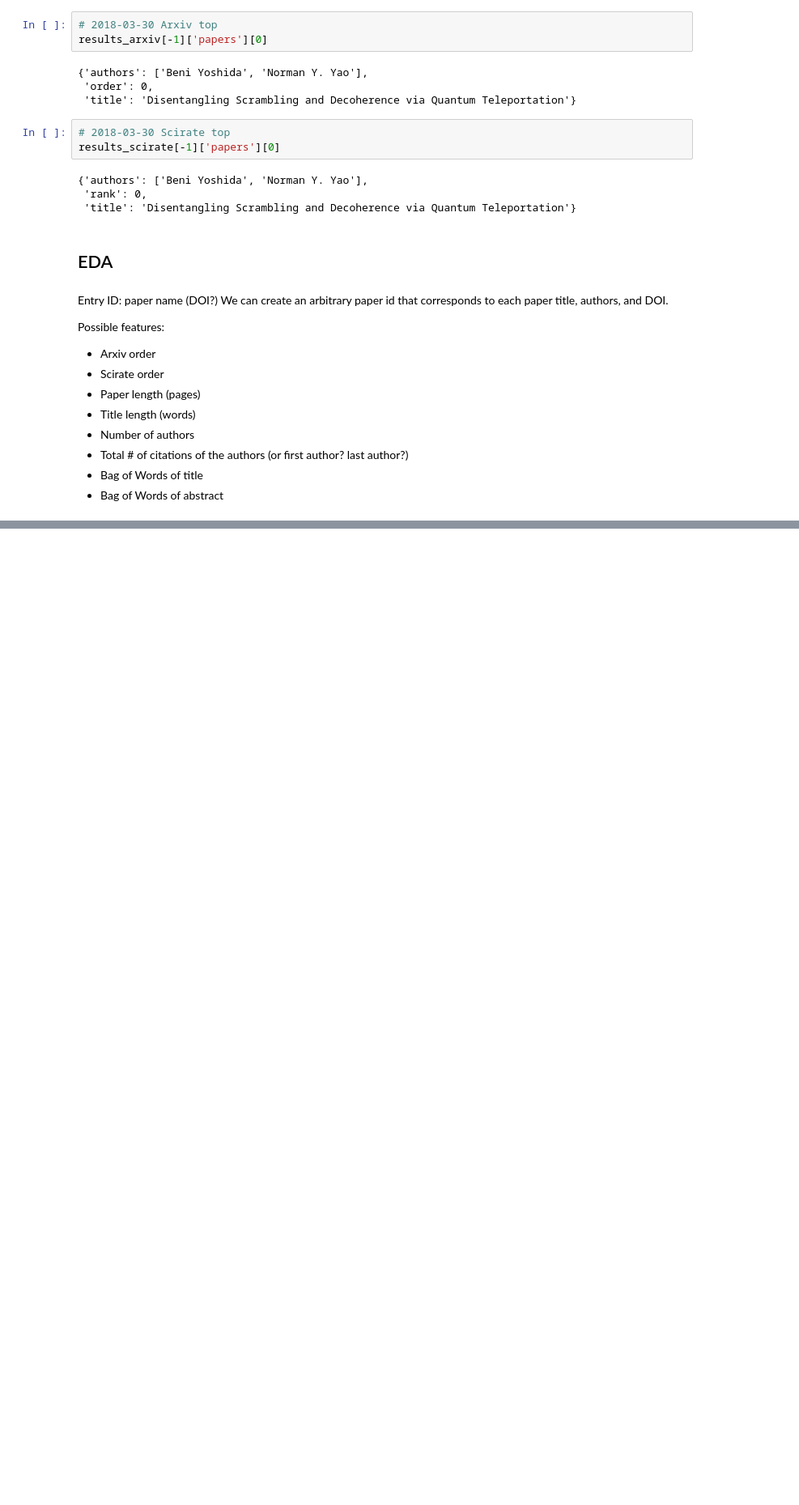
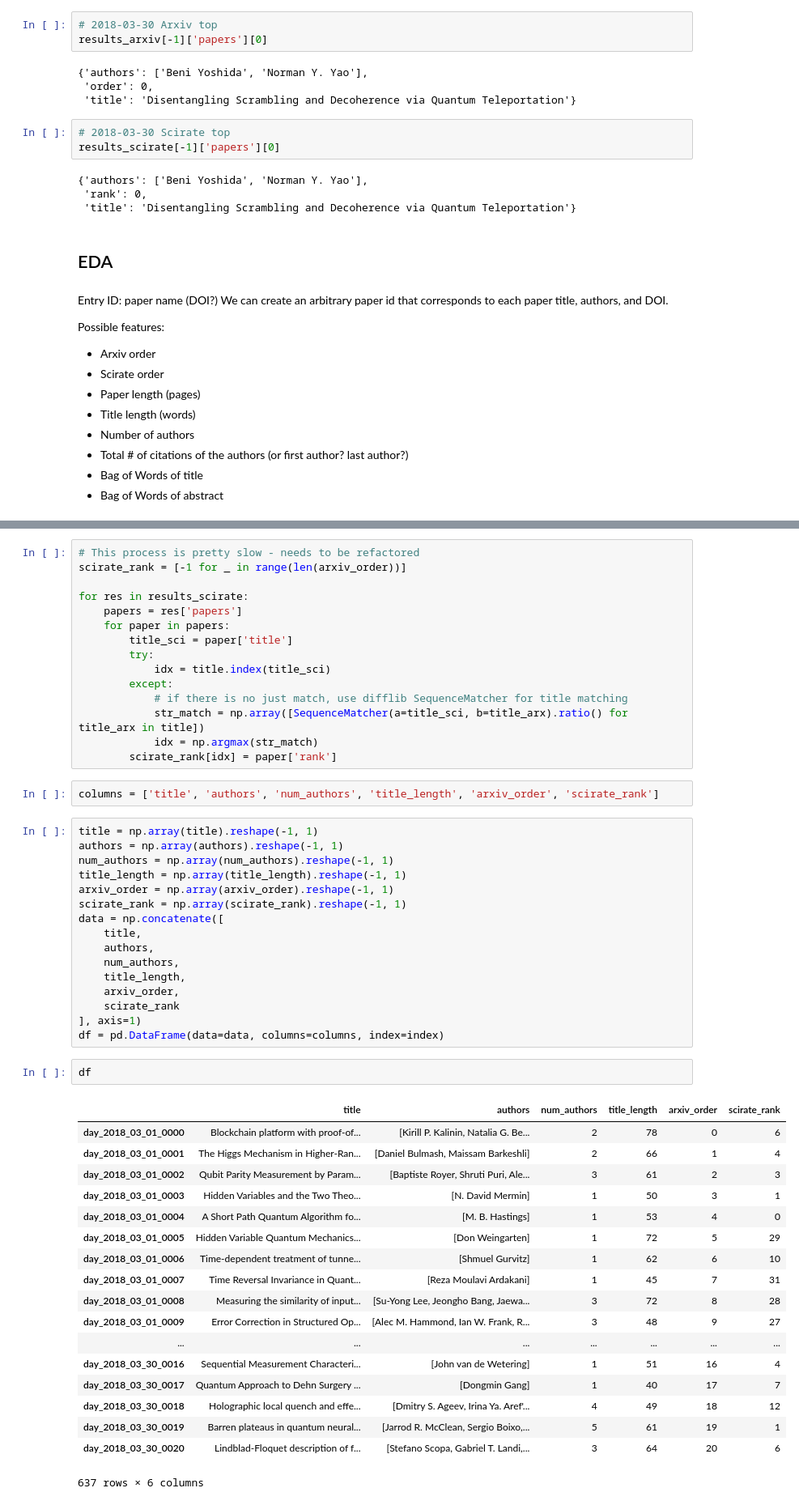
Before and after one commit to tukai21/arxiv-ranking, a Jupyter notebook: playground/eda.ipynb, the cells around one changed output, grey strips where cells are left out. Shown at 81% size. Drawn from its saved outputs; the diff is of its cells as text; blank space fills up the shorter version.

```diff
--- a/playground/eda.ipynb
+++ b/playground/eda.ipynb
@@ -71,0 +103,54 @@ Possible features:
+# %%
+# This process is pretty slow - needs to be refactored
+scirate_rank = [-1 for _ in range(len(arxiv_order))]
+
+for res in results_scirate:
+    papers = res['papers']
+    for paper in papers:
+        title_sci = paper['title']
+        try:
+            idx = title.index(title_sci)
+        except:
+            # if there is no just match, use difflib SequenceMatcher for title matching
+            str_match = np.array([SequenceMatcher(a=title_sci, b=title_arx).ratio() for title_arx in title])
+            idx = np.argmax(str_match)
+        scirate_rank[idx] = paper['rank']
+# %%
+columns = ['title', 'authors', 'num_authors', 'title_length', 'arxiv_order', 'scirate_rank']
+# %%
+title = np.array(title).reshape(-1, 1)
+authors = np.array(authors).reshape(-1, 1)
+num_authors = np.array(num_authors).reshape(-1, 1)
+title_length = np.array(title_length).reshape(-1, 1)
+arxiv_order = np.array(arxiv_order).reshape(-1, 1)
+scirate_rank = np.array(scirate_rank).reshape(-1, 1)
+data = np.concatenate([
+    title,
+    authors,
+    num_authors,
+    title_length,
+    arxiv_order,
+    scirate_rank
+], axis=1)
+df = pd.DataFrame(data=data, columns=columns, index=index)
+# %%
+df
+# %% [output]
+|  | title | authors | num_authors | title_length | arxiv_order | scirate_rank |
+| day_2018_03_01_0000 | Blockchain platform with proof-of... | [Kirill P. Kalinin, Natalia G. Be... | 2 | 78 | 0 | 6 |
+| day_2018_03_01_0001 | The Higgs Mechanism in Higher-Ran... | [Daniel Bulmash, Maissam Barkeshli] | 2 | 66 | 1 | 4 |
+| day_2018_03_01_0002 | Qubit Parity Measurement by Param... | [Baptiste Royer, Shruti Puri, Ale... | 3 | 61 | 2 | 3 |
+| day_2018_03_01_0003 | Hidden Variables and the Two Theo... | [N. David Mermin] | 1 | 50 | 3 | 1 |
+| day_2018_03_01_0004 | A Short Path Quantum Algorithm fo... | [M. B. Hastings] | 1 | 53 | 4 | 0 |
+| day_2018_03_01_0005 | Hidden Variable Quantum Mechanics... | [Don Weingarten] | 1 | 72 | 5 | 29 |
+| day_2018_03_01_0006 | Time-dependent treatment of tunne... | [Shmuel Gurvitz] | 1 | 62 | 6 | 10 |
+| day_2018_03_01_0007 | Time Reversal Invariance in Quant... | [Reza Moulavi Ardakani] | 1 | 45 | 7 | 31 |
+| day_2018_03_01_0008 | Measuring the similarity of input... | [Su-Yong Lee, Jeongho Bang, Jaewa... | 3 | 72 | 8 | 28 |
+| day_2018_03_01_0009 | Error Correction in Structured Op... | [Alec M. Hammond, Ian W. Frank, R... | 3 | 48 | 9 | 27 |
+| ... | ... | ... | ... | ... | ... | ... |
+| day_2018_03_30_0016 | Sequential Measurement Characteri... | [John van de Wetering] | 1 | 51 | 16 | 4 |
+| day_2018_03_30_0017 | Quantum Approach to Dehn Surgery ... | [Dongmin Gang] | 1 | 40 | 17 | 7 |
+| day_2018_03_30_0018 | Holographic local quench and effe... | [Dmitry S. Ageev, Irina Ya. Aref'... | 4 | 49 | 18 | 12 |
+| day_2018_03_30_0019 | Barren plateaus in quantum neural... | [Jarrod R. McClean, Sergio Boixo,... | 5 | 61 | 19 | 1 |
+| day_2018_03_30_0020 | Lindblad-Floquet description of f... | [Stefano Scopa, Gabriel T. Landi,... | 3 | 64 | 20 | 6 |
+637 rows × 6 columns
```
Also changed, not shown: parts of 3 cells of this notebook.
